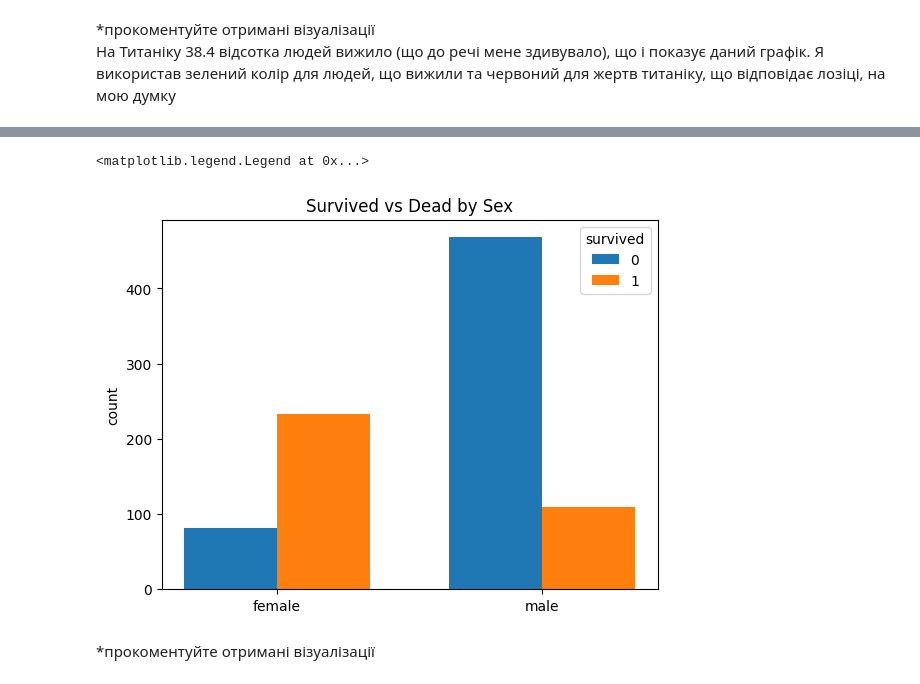
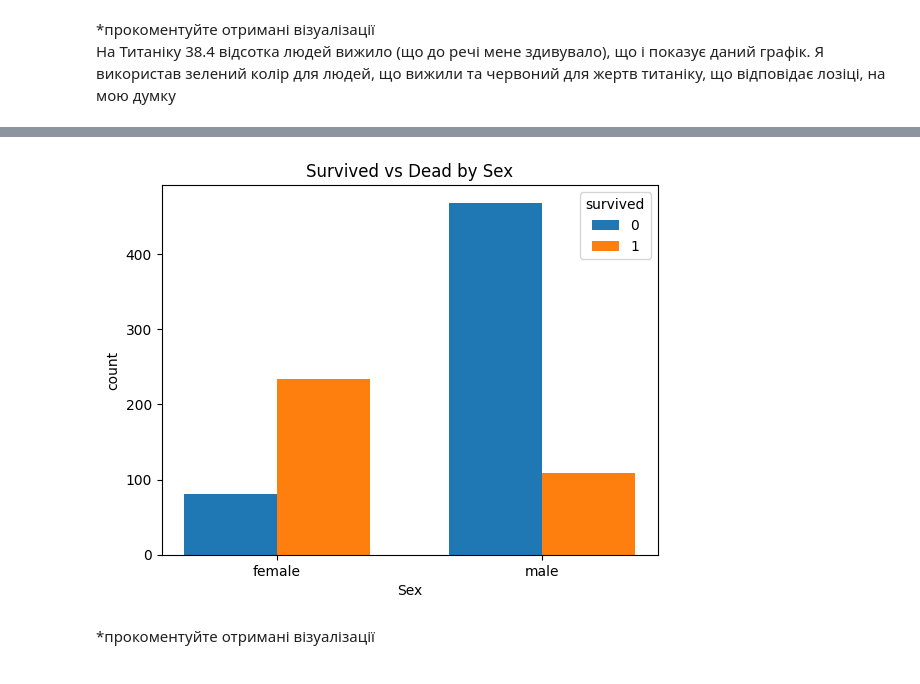
Before and after one commit to MaFiN1337/python-for-big-data-and-data-science, a Jupyter notebook: python_practice_10_2025.ipynb, the cells around one changed output, grey strips where cells are left out. Drawn from its saved outputs; the diff is of its cells as text; code cells hidden in the pictures.

```diff
--- a/python_practice_10_2025.ipynb
+++ b/python_practice_10_2025.ipynb
@@ -74,24 +74,25 @@ plt.show()
 # %%
 raw_data = df[["Sex", "Survived"]]
 data = raw_data.groupby("Sex", as_index=False).agg(Survived=("Survived", "sum"))
 died = raw_data[raw_data["Survived"] == 0].groupby("Sex", as_index=False).size().rename(columns={"size":"Died"})
 data = data.merge(died, on="Sex")
 
-x = np.arange(len(data["Sex"]))
+x = np.arange(2)
 width = 0.35
 
 figure2, ax2 = plt.subplots()
 bar1 = ax2.bar(x - width/2, data['Died'], width, label="0")
 bar2 = ax2.bar(x + width/2, data['Survived'], width, label="1")
 
 ax2.set_title("Survived vs Dead by Sex")
 ax2.set_ylabel("count")
+ax2.set_xlabel("Sex")
 ax2.set_xticks(x)
 ax2.set_xticklabels(data["Sex"])
 ax2.legend(title="survived")
+plt.show()
 # %% [output]
-<matplotlib.legend.Legend at 0x...>
-[figure, old version]
+[figure, new version]
 # %% [markdown]
 *прокоментуйте отримані візуалізації
 # %% [markdown]
```
